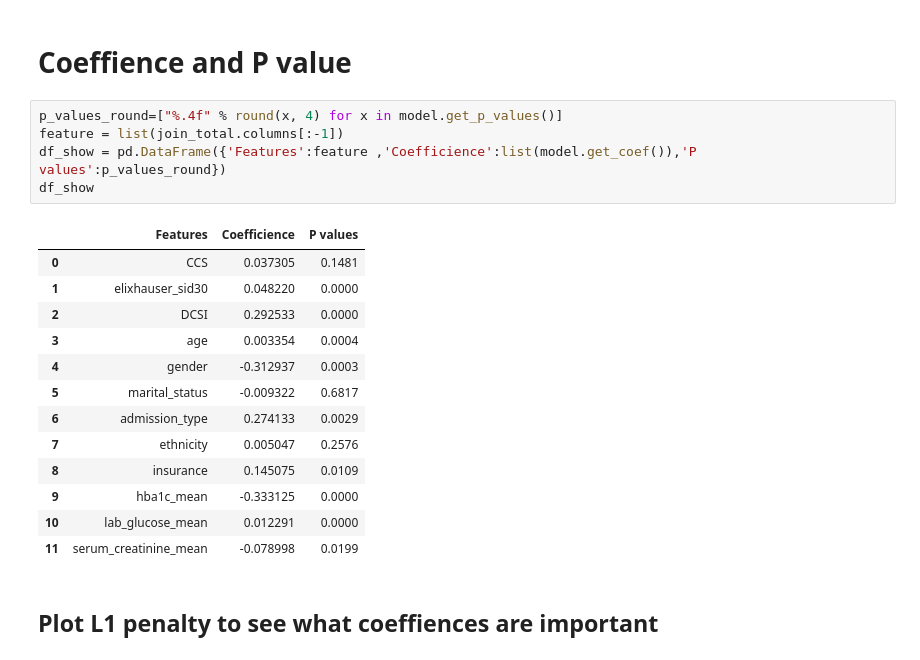
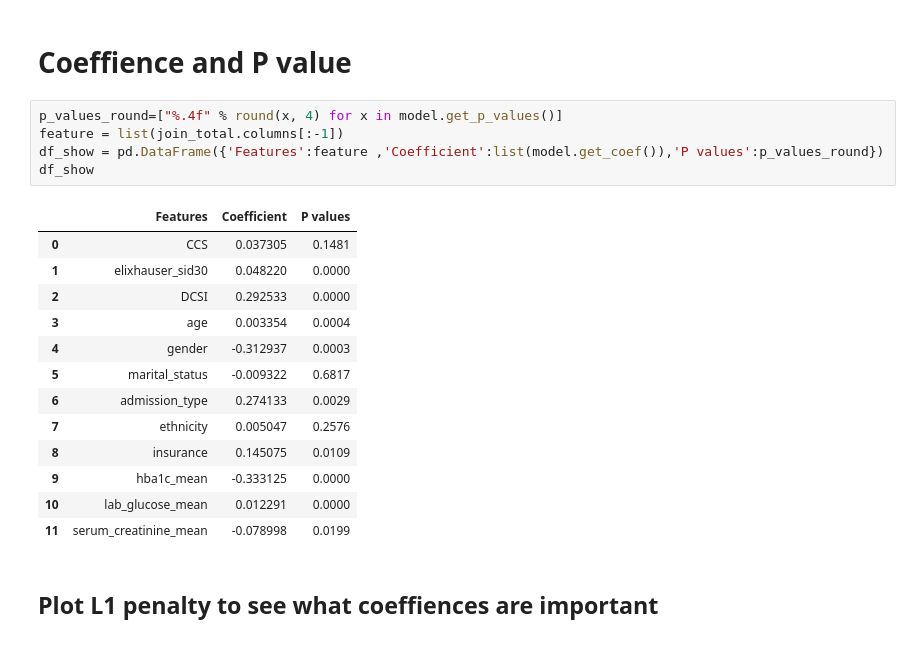
Before and after one commit to sl609/DataSci-HeathDuke, a Jupyter notebook: Final_Project_Submission.ipynb, the cells around one changed output. Saved outputs shown, nothing was run; the diff lists cells and outputs as text.

```diff
--- a/Final_Project_Submission.ipynb
+++ b/Final_Project_Submission.ipynb
@@ -1597,10 +1597,10 @@ We found that using ensemble method improve the overall performance
 # %%
 p_values_round=["%.4f" % round(x, 4) for x in model.get_p_values()]
 feature = list(join_total.columns[:-1])
-df_show = pd.DataFrame({'Features':feature ,'Coefficience':list(model.get_coef()),'P values':p_values_round})
+df_show = pd.DataFrame({'Features':feature ,'Coefficient':list(model.get_coef()),'P values':p_values_round})
 df_show
 # %% [output]
-|  | Features | Coefficience | P values |
+|  | Features | Coefficient | P values |
 | 0 | CCS | 0.037305 | 0.1481 |
 | 1 | elixhauser_sid30 | 0.048220 | 0.0000 |
 | 2 | DCSI | 0.292533 | 0.0000 |
```
Also changed, not shown: parts of 9 cells of this notebook.
